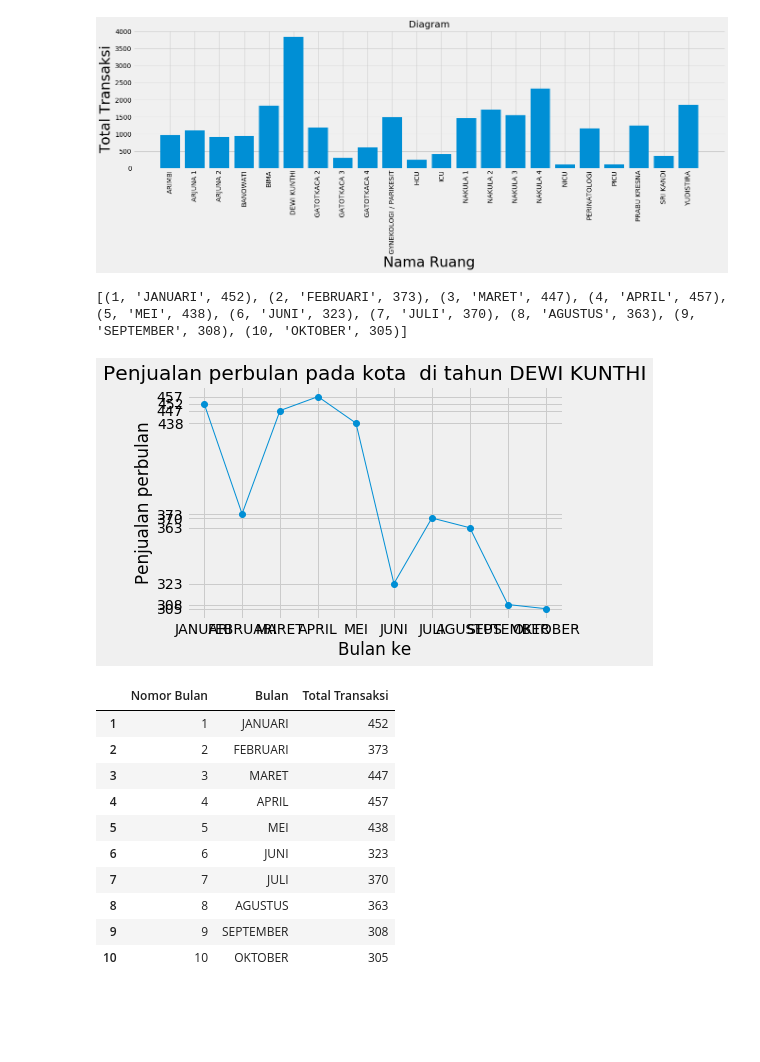
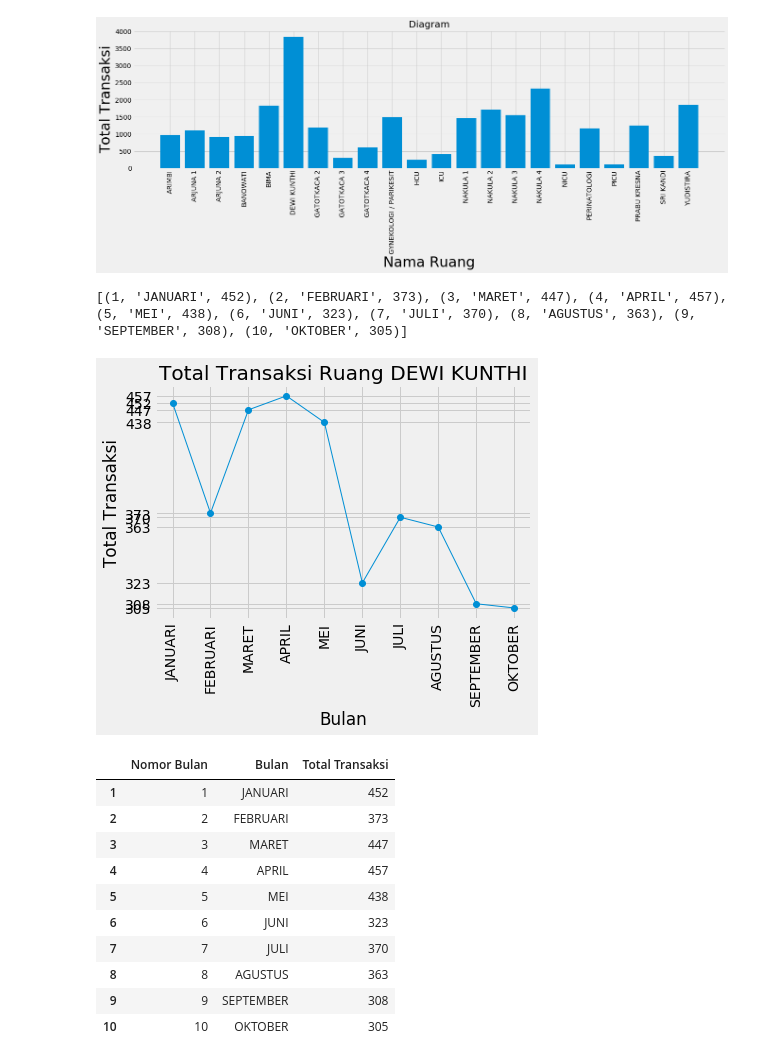
Before and after one commit to selmakaramy/Rawat_inap, a Jupyter notebook: DATASET.ipynb, the cells around one changed output. Drawn from its saved outputs; the diff is of its cells as text; code cells hidden in the pictures; blank space fills up the shorter version.

Commit message:
perubahan grafik

```diff
--- a/DATASET.ipynb
+++ b/DATASET.ipynb
@@ -220,32 +219,33 @@ plt.show()
 # %% [output]
 [figure]
 # %%
+# Membuat grafik per ruang (dewi kunthi)
 ruang = "DEWI KUNTHI"
 c.execute('''SELECT bulan.id_bulan, bulan.nama_bulan, sum(transaksi.nilai) as total from transaksi join pembayaran on pembayaran.id_pembayaran = transaksi.id_pembayaran
 join bulan on bulan.id_bulan = transaksi.id_bulan join ruang on ruang.id_ruang = transaksi.id_ruang where ruang.nama_ruang = "''' + str(ruang) +'''"
           group by bulan.nama_bulan order by bulan.id_bulan asc''')
 
 tahun_kota = []
 for row in c.fetchall():
     tahun_kota.append(row)
 
 print(tahun_kota)
 np_tahun_kota = np.array(tahun_kota)
 plt.plot([ int(x[0]) for x in np_tahun_kota[:,:]], [ int(x[2]) for x in np_tahun_kota[:,:]],'-o',linewidth=1.0)
-plt.xticks([ int(x[0]) for x in np_tahun_kota[:,:]], [ x[1] for x in np_tahun_kota[:,:]])
+plt.xticks([ int(x[0]) for x in np_tahun_kota[:,:]], [ x[1] for x in np_tahun_kota[:,:]], rotation=90)
 plt.yticks([ int(x[2]) for x in np_tahun_kota[:,:]], [ int(x[2]) for x in np_tahun_kota[:,:]])
-plt.xlabel('Bulan ke')
-plt.ylabel('Penjualan perbulan')
-plt.title("Penjualan perbulan pada kota " + " di tahun " + ruang)
+plt.xlabel('Bulan')
+plt.ylabel('Total Transaksi')
+plt.title("Total Transaksi Ruang " + ruang)
 plt.show()
 
 df = pd.DataFrame([ x for x in np_tahun_kota[:,:]])
 df.columns = ['Nomor Bulan', 'Bulan', 'Total Transaksi']
 df.index = np.arange(1,len(df)+1)
 df
 # %% [output]
 [(1, 'JANUARI', 452), (2, 'FEBRUARI', 373), (3, 'MARET', 447), (4, 'APRIL', 457), (5, 'MEI', 438), (6, 'JUNI', 323), (7, 'JULI', 370), (8, 'AGUSTUS', 363), (9, 'SEPTEMBER', 308), (10, 'OKTOBER', 305)]
-[figure, old version]
+[figure, new version]
 |  | Nomor Bulan | Bulan | Total Transaksi |
 | 1 | 1 | JANUARI | 452 |
 | 2 | 2 | FEBRUARI | 373 |
```
Also changed, not shown: parts of 3 cells of this notebook.
